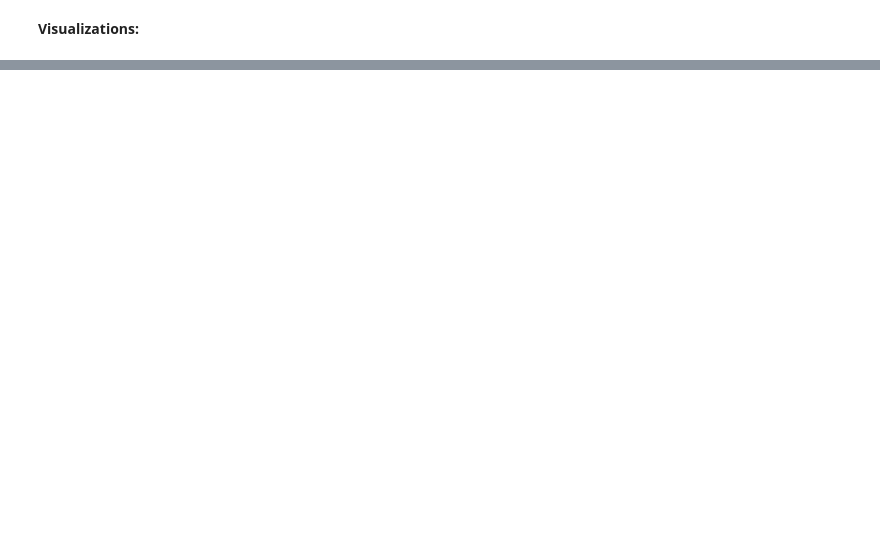
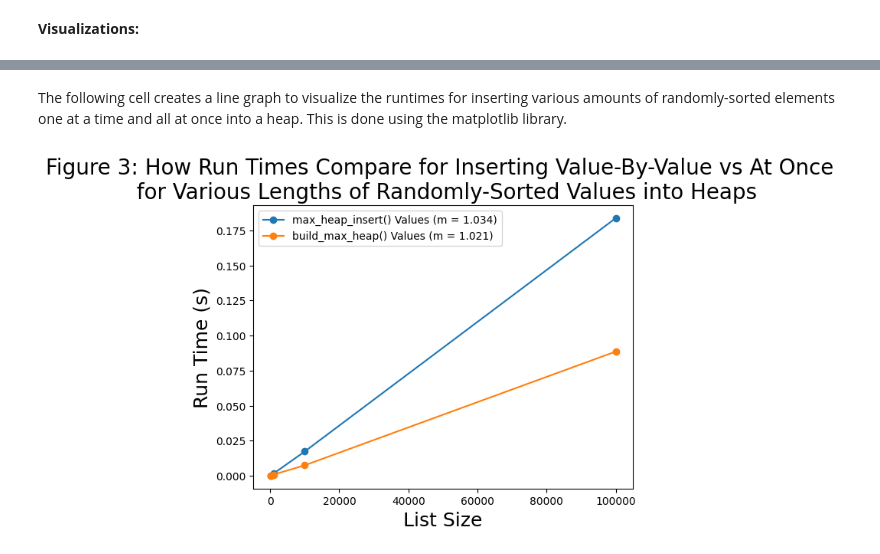
Before and after one commit to ThomasBenzshawel/lab4_benzshawel_bley, a Jupyter notebook: bley_benzshawel_lab04.ipynb, the cells around one changed output, grey strips where cells are left out. Saved outputs shown, nothing was run; the diff lists cells and outputs as text; code cells hidden in the pictures; blank space fills up the shorter version.

```diff
--- a/bley_benzshawel_lab04.ipynb
+++ b/bley_benzshawel_lab04.ipynb
@@ -413,0 +577,27 @@ Using the slope to run time conversion table provided in the lab 1 manual, it is
+# %% [markdown]
+The following cell creates a line graph to visualize the runtimes for inserting various amounts of randomly-sorted elements one at a time and all at once into a heap. This is done using the matplotlib library.
+# %%
+# CREATE FIGURE AND AXIS
+fig, ax = plt.subplots()
+
+# PLOT DATA AS A LINE GRAPH
+ax.plot(list_sizes, random_heap_benchmarks,
+        label = ('max_heap_insert() Values (m = ' + "{:.3f}".format(insert_randomly_slope) + ')'),
+        marker = 'o', linestyle = '-')
+ax.plot(list_sizes, all_randomly_heap_benchmarks,
+        label = ('build_max_heap() Values (m = ' + "{:.3f}".format(insert_all_randomly_slope) + ')'),
+        marker = 'o', linestyle = '-')
+
+# SET AXIS LABELS AND TITLE
+ax.set_xlabel('List Size', fontsize = 18)
+ax.set_ylabel('Run Time (s)', fontsize = 18)
+ax.set_title('Figure 3: How Run Times Compare for Inserting Value-By-Value vs At Once \n for Various Lengths of Randomly-Sorted Values into Heaps',
+             fontsize = 20)
+
+# ADD LEGEND
+ax.legend()
+
+# SHOW
+plt.show()
+# %% [output]
+[figure, added]
```
Also changed, not shown: parts of 78 cells of this notebook.
